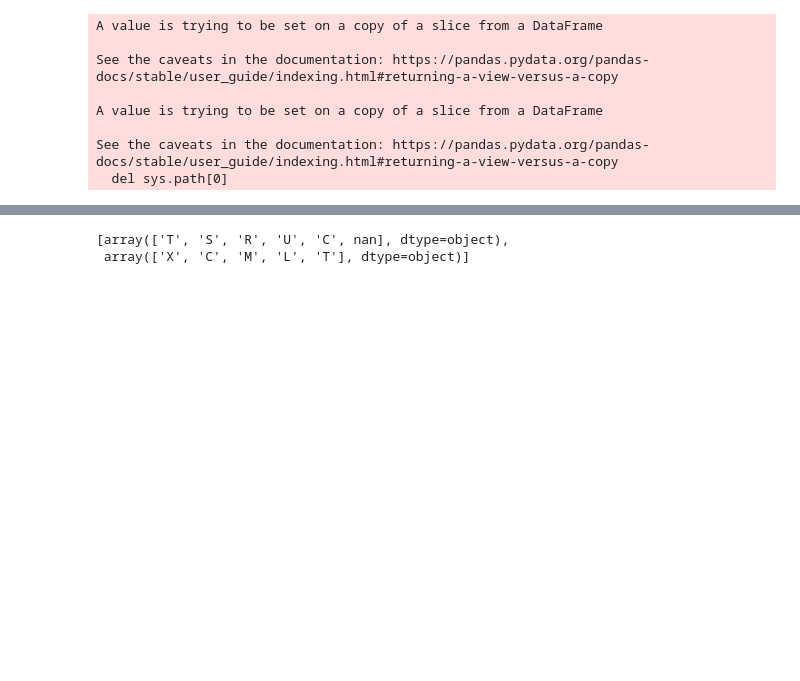
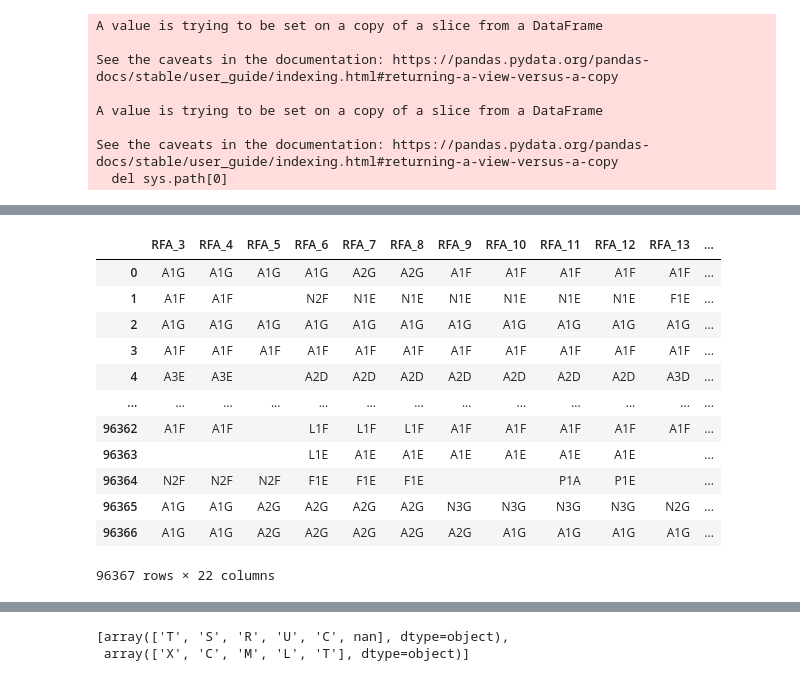
Before and after one commit to AnnetVasileva/machineLearning, a Jupyter notebook: Practical 2/KDDCUp98.ipynb, the cells around one changed output, grey strips where cells are left out. Cells and saved outputs as stored; diff of their text form; code cells hidden in the pictures; blank space fills up the shorter version.

Commit message:
finished and gonna push valid set

```diff
--- a/Practical 2/KDDCUp98.ipynb
+++ b/Practical 2/KDDCUp98.ipynb
@@ -11,6 +11,8 @@ train_set = '/content/drive/MyDrive/ML_ECO/cup98lrn.csv' # zip
 valid_set = '/content/drive/MyDrive/ML_ECO/cup98val.csv'
 # %%
 df = pd.read_csv(train_set,low_memory = False)  #compression='zip'
+# %%
+val = pd.read_csv(valid_set,low_memory = False)  #ASSUMING THE ORDER of columns is the same
 # %%
 df.columns[362:386] # just checking , should be ADATEs and RFA_2
 # %% [output]
@@ -70,6 +72,19 @@ df = df.drop(drop12, axis = 1)
 df = df.drop(drop13, axis = 1)
 df = df.drop(drop14, axis = 1)
 df = df.drop(drop17, axis = 1)
+
+
+# repeat for val
+
+val = val.drop(drop, axis = 1)
+val = val.drop(drop2,axis = 1)
+val = val.drop(drop3, axis = 1)
+val = val.drop(drop8, axis = 1)
+val = val.drop(drop10, axis = 1)
+val = val.drop(drop12, axis = 1)
+val = val.drop(drop13, axis = 1)
+val = val.drop(drop14, axis = 1)
+val = val.drop(drop17, axis = 1)
 # %% [markdown]
 **STEP 2 : Encode**
 
@@ -81,4 +96,5 @@ Now we start encoding things
 5.
 # %%
 df = df.rename(columns = {'Unnamed: 0' : 'Index'}) # rename first column to the Index
+val = val.rename(columns = {'Unnamed: 0' : 'Index'}) # rename first column to the Index
 # %%
@@ -119,0 +129,15 @@ Index(['RFA_3', 'RFA_4', 'RFA_5', 'RFA_6', 'RFA_7', 'RFA_8', 'RFA_9', 'RFA_10',
+# %%
+val.DOMAIN = val.DOMAIN.replace({' ': '99'}) # replace empty cells to 99 and then every 9 will be replaced to NaN
+
+val['SES'] = 0 # NEW variable - socioeconomic status - second byte from DOMAIN
+index = 0
+for x in val.DOMAIN:
+    val.SES[index] = int(val.DOMAIN[index][1])
+    index += 1
+
+
+# extracting the first
+index = 0
+for x in val.DOMAIN:
+    val.DOMAIN[index] = val.DOMAIN[index][0]
+    index += 1
@@ -120,3 +153,19 @@ Index(['RFA_3', 'RFA_4', 'RFA_5', 'RFA_6', 'RFA_7', 'RFA_8', 'RFA_9', 'RFA_10',
+# %%
+val[rfas]
+# %% [output]
+|  | RFA_3 | RFA_4 | RFA_5 | RFA_6 | RFA_7 | RFA_8 | RFA_9 | RFA_10 | RFA_11 | RFA_12 | RFA_13 | ... |
+| 0 | A1G | A1G | A1G | A1G | A2G | A2G | A1F | A1F | A1F | A1F | A1F | ... |
+| 1 | A1F | A1F |  | N2F | N1E | N1E | N1E | N1E | N1E | N1E | F1E | ... |
+| 2 | A1G | A1G | A1G | A1G | A1G | A1G | A1G | A1G | A1G | A1G | A1G | ... |
+| 3 | A1F | A1F | A1F | A1F | A1F | A1F | A1F | A1F | A1F | A1F | A1F | ... |
+| 4 | A3E | A3E |  | A2D | A2D | A2D | A2D | A2D | A2D | A2D | A3D | ... |
+| ... | ... | ... | ... | ... | ... | ... | ... | ... | ... | ... | ... | ... |
+| 96362 | A1F | A1F |  | L1F | L1F | L1F | A1F | A1F | A1F | A1F | A1F | ... |
+| 96363 |  |  |  | L1E | A1E | A1E | A1E | A1E | A1E | A1E |  | ... |
+| 96364 | N2F | N2F | N2F | F1E | F1E | F1E |  |  | P1A | P1E |  | ... |
+| 96365 | A1G | A1G | A2G | A2G | A2G | A2G | N3G | N3G | N3G | N3G | N2G | ... |
+| 96366 | A1G | A1G | A2G | A2G | A2G | A2G | A2G | A1G | A1G | A1G | A1G | ... |
+96367 rows × 22 columns
 # %%
  df[rfas] = df[rfas].replace({' ': '999'})
  df['RFA_23'] = df['RFA_23'].replace({'1D': '91D','3E': '93E', '2D' : '92D', '1E': '91E', '1C': '91C', '1G': '91G', '2E': '92E',
```
Also changed, not shown: parts of 20 cells of this notebook.
